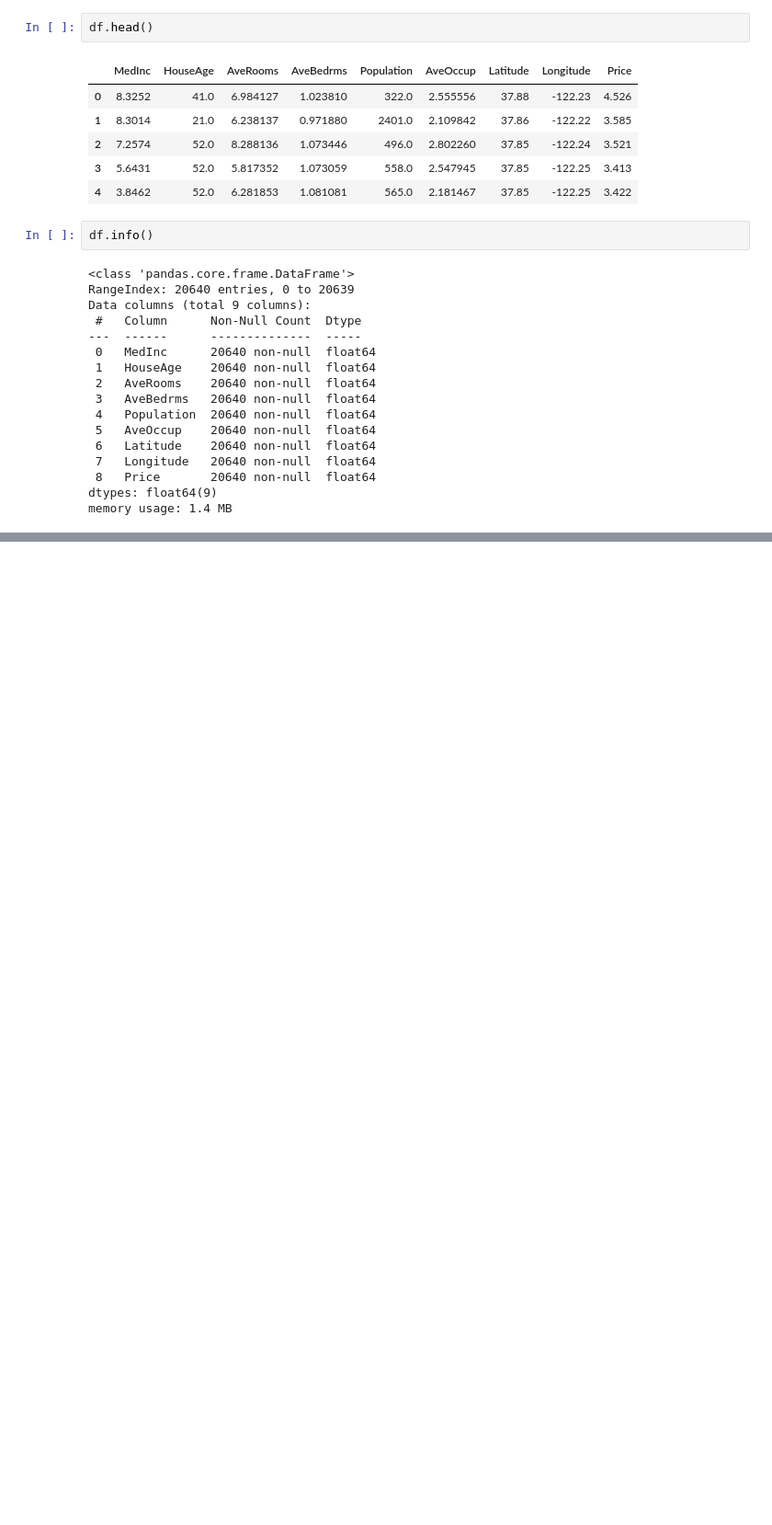
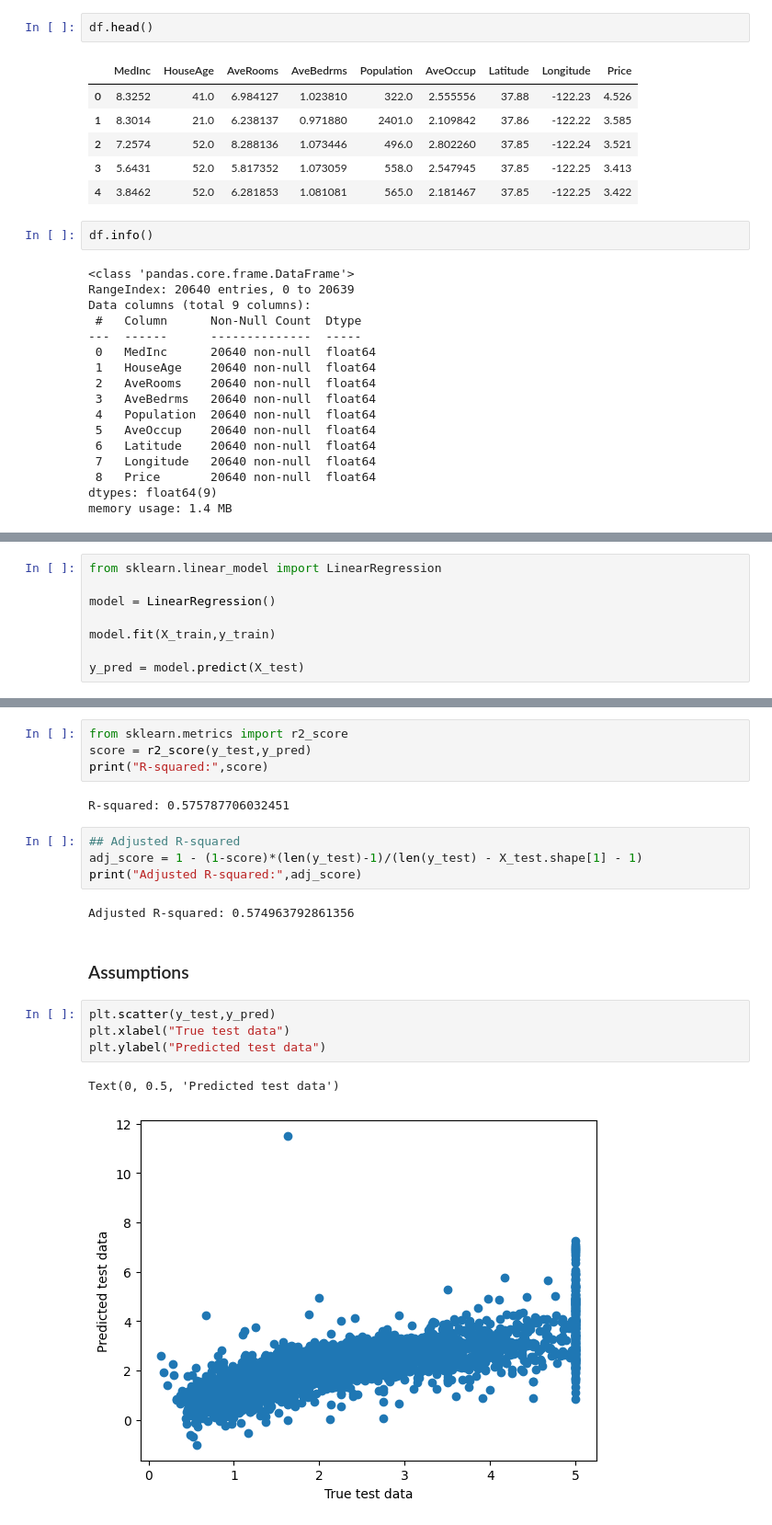
Before and after one commit to GlintingPixie/Machine-Learning, a Jupyter notebook: Linear Regression/Multiple_Linear_Regression_Project.ipynb, the cells around one changed output, grey strips where cells are left out. Shown at 92% size. Saved outputs shown, nothing was run; the diff lists cells and outputs as text; blank space fills up the shorter version.

Commit message:
Added Multiple_Linear_Regression_Project

```diff
--- a/Linear Regression/Multiple_Linear_Regression_Project.ipynb
+++ b/Linear Regression/Multiple_Linear_Regression_Project.ipynb
@@ -71,0 +86,8 @@ sns.heatmap(df.corr())
+# %%
+from sklearn.linear_model import LinearRegression
+
+model = LinearRegression()
+
+model.fit(X_train,y_train)
+
+y_pred = model.predict(X_test)
@@ -71,0 +112,21 @@ sns.heatmap(df.corr())
+# %%
+from sklearn.metrics import r2_score
+score = r2_score(y_test,y_pred)
+print("R-squared:",score)
+# %% [output]
+R-squared: 0.575787706032451
+# %%
+## Adjusted R-squared
+adj_score = 1 - (1-score)*(len(y_test)-1)/(len(y_test) - X_test.shape[1] - 1)
+print("Adjusted R-squared:",adj_score)
+# %% [output]
+Adjusted R-squared: 0.574963792861356
+# %% [markdown]
+### Assumptions
+# %%
+plt.scatter(y_test,y_pred)
+plt.xlabel("True test data")
+plt.ylabel("Predicted test data")
+# %% [output]
+Text(0, 0.5, 'Predicted test data')
+[figure, added]
```
Also changed, not shown: parts of 11 cells of this notebook, 1 other file.
